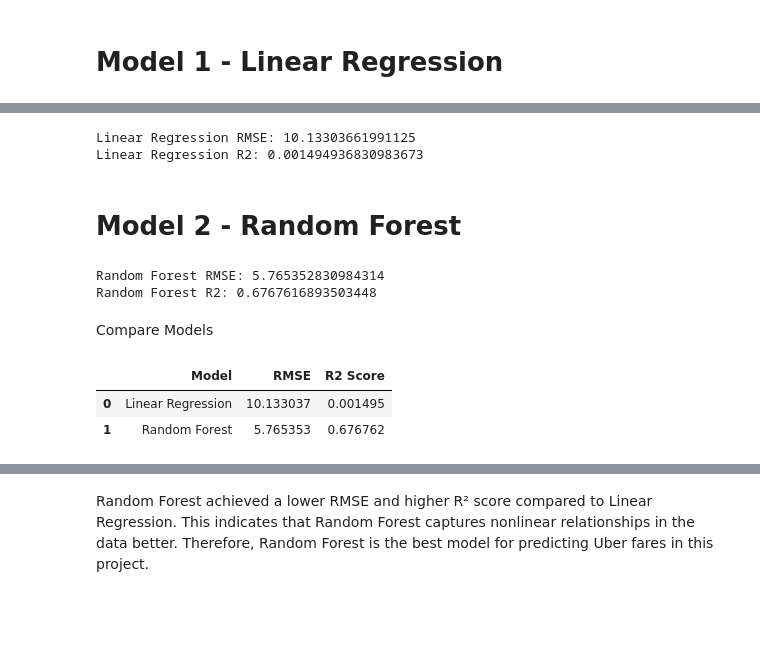
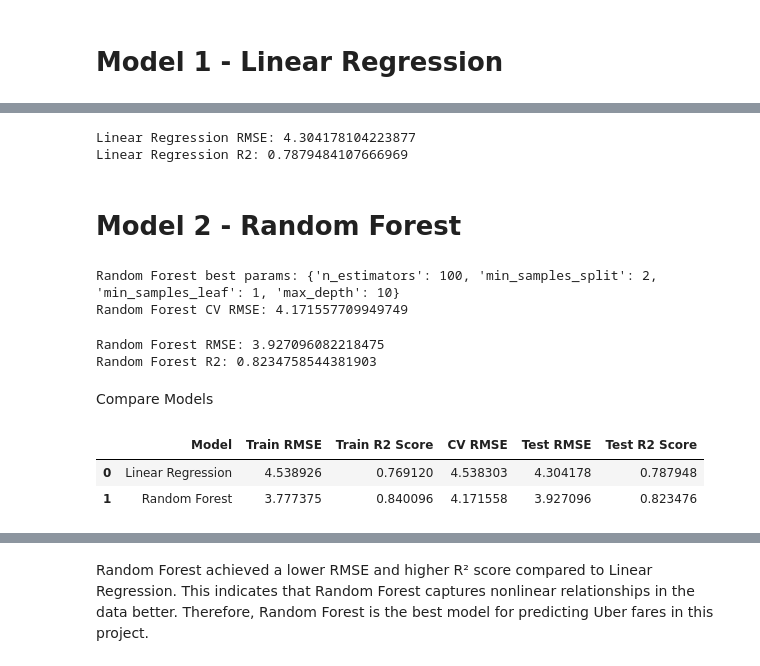
Before and after one commit to hansadisr/uber-fare-prediction, a Jupyter notebook: Uber_Fare_Prediction.ipynb, the cells around one changed output, grey strips where cells are left out. Drawn from its saved outputs; the diff is of its cells as text; code cells hidden in the pictures; blank space fills up the shorter version.

```diff
--- a/Uber_Fare_Prediction.ipynb
+++ b/Uber_Fare_Prediction.ipynb
@@ -154,7 +162,7 @@ plt.show()
 # %% [markdown]
 **Feature Selection**
 # %%
-X = df[['distance_km','passenger_count','hour','month']]
+X = df[['distance_km','passenger_count','hour','month', 'day_of_week', 'year', 'is_weekend']]
 y = df['fare_amount']
 # %% [markdown]
 **Train-Test Split**
@@ -180,10 +211,12 @@ y_pred_lr = lr_model.predict(X_test)
 rmse_lr = np.sqrt(mean_squared_error(y_test, y_pred_lr))
 r2_lr = r2_score(y_test, y_pred_lr)
 
+train_rmse_lr = np.sqrt(mean_squared_error(y_train, y_pred_lr_train))
+train_r2_lr = r2_score(y_train, y_pred_lr_train)
 print("Linear Regression RMSE:", rmse_lr)
 print("Linear Regression R2:", r2_lr)
 # %% [output]
-Linear Regression RMSE: 10.13303661991125
-Linear Regression R2: 0.001494936830983673
+Linear Regression RMSE: 4.304178104223877
+Linear Regression R2: 0.7879484107666969
 # %% [markdown]
 # Model 2 - Random Forest
@@ -199,26 +223,66 @@ y_pred_rf = rf_model.predict(X_test)
+# %%
+from sklearn.model_selection import RandomizedSearchCV
+
+rf_cv = KFold(n_splits=5, shuffle=True, random_state=42)
+
+rf_param_grid = {
+    'n_estimators': [50, 100, 150],
+    'max_depth': [None, 10, 20],
+    'min_samples_split': [2, 5],
+    'min_samples_leaf': [1, 2]
+}
+
+rf_search = RandomizedSearchCV(
+    estimator=RandomForestRegressor(random_state=42, n_jobs=1),
+    param_distributions=rf_param_grid,
+    n_iter=4,
+    cv=rf_cv,
+    scoring='neg_root_mean_squared_error',
+    random_state=42,
+    n_jobs=-1
+)
+rf_search.fit(X_train, y_train)
+
+rf_cv_rmse = -rf_search.best_score_
+
+print("Random Forest best params:", rf_search.best_params_)
+print("Random Forest CV RMSE:", rf_cv_rmse)
+
+best_rf_model = rf_search.best_estimator_
+
+y_pred_rf_train = best_rf_model.predict(X_train)
+y_pred_rf = best_rf_model.predict(X_test)
+# %% [output]
+Random Forest best params: {'n_estimators': 100, 'min_samples_split': 2, 'min_samples_leaf': 1, 'max_depth': 10}
+Random Forest CV RMSE: 4.171557709949749
 # %%
 rmse_rf = np.sqrt(mean_squared_error(y_test, y_pred_rf))
 r2_rf = r2_score(y_test, y_pred_rf)
 
+train_rmse_rf = np.sqrt(mean_squared_error(y_train, y_pred_rf_train))
+train_r2_rf = r2_score(y_train, y_pred_rf_train)
 print("Random Forest RMSE:", rmse_rf)
 print("Random Forest R2:", r2_rf)
 # %% [output]
-Random Forest RMSE: 5.765352830984314
-Random Forest R2: 0.6767616893503448
+Random Forest RMSE: 3.927096082218475
+Random Forest R2: 0.8234758544381903
 # %% [markdown]
 Compare Models
 # %%
 results = pd.DataFrame({
     'Model':['Linear Regression','Random Forest'],
-    'RMSE':[rmse_lr, rmse_rf],
-    'R2 Score':[r2_lr, r2_rf]
+    'Train RMSE':[train_rmse_lr, train_rmse_rf],
+    'Train R2 Score':[train_r2_lr, train_r2_rf],
+    'CV RMSE':[lr_cv_rmse, rf_cv_rmse],
+    'Test RMSE':[rmse_lr, rmse_rf],
+    'Test R2 Score':[r2_lr, r2_rf]
 })
 
 results
 # %% [output]
-|  | Model | RMSE | R2 Score |
-| 0 | Linear Regression | 10.133037 | 0.001495 |
-| 1 | Random Forest | 5.765353 | 0.676762 |
+|  | Model | Train RMSE | Train R2 Score | CV RMSE | Test RMSE | Test R2 Score |
+| 0 | Linear Regression | 4.538926 | 0.769120 | 4.538303 | 4.304178 | 0.787948 |
+| 1 | Random Forest | 3.777375 | 0.840096 | 4.171558 | 3.927096 | 0.823476 |
 # %%
 residuals_rf = y_test - y_pred_rf
 
```
Also changed, not shown: parts of 19 cells of this notebook, 17 other files.
